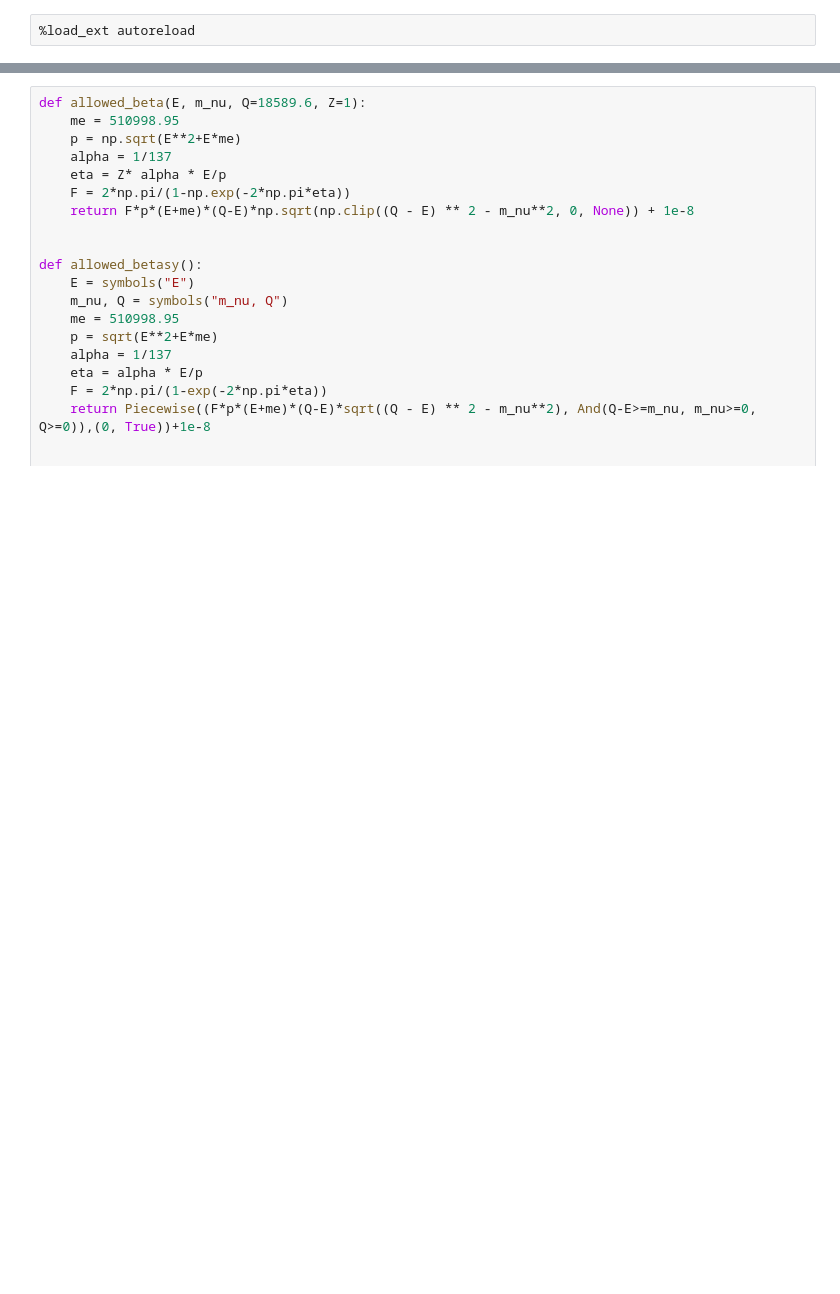
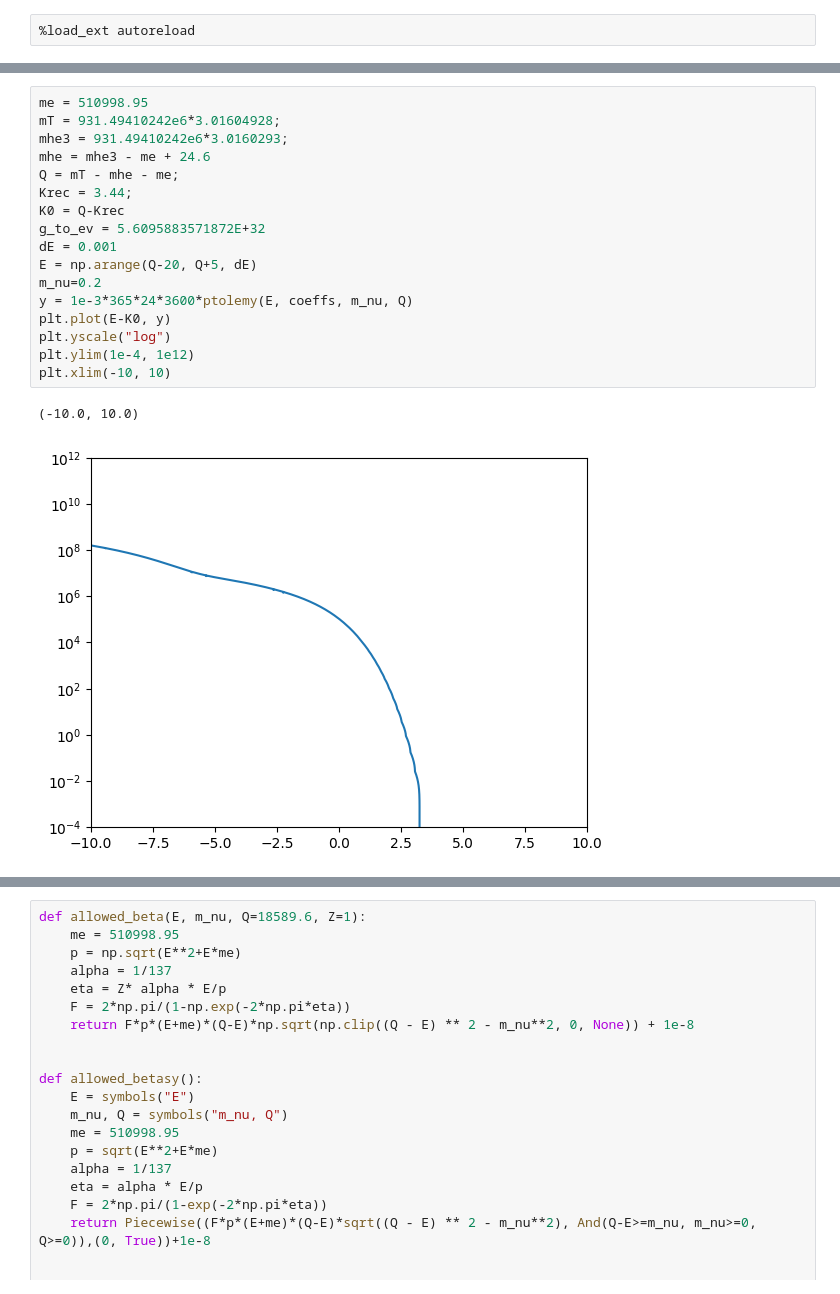
Before and after one commit to cryomib/baynes, a Jupyter notebook: examples/9_Re_endpoint.ipynb, the cells around one changed output, grey strips where cells are left out. Drawn from its saved outputs; the diff is of its cells as text; blank space fills up the shorter version.

Commit message:
normalization of ptolemy spectrum

```diff
--- a/examples/9_Re_endpoint.ipynb
+++ b/examples/9_Re_endpoint.ipynb
@@ -26,0 +45,20 @@ coeffs = np.loadtxt("parameters.dat")[:,1:]
+# %%
+me = 510998.95
+mT = 931.49410242e6*3.01604928;
+mhe3 = 931.49410242e6*3.0160293;
+mhe = mhe3 - me + 24.6
+Q = mT - mhe - me;
+Krec = 3.44;
+K0 = Q-Krec
+g_to_ev = 5.6095883571872E+32
+dE = 0.001
+E = np.arange(Q-20, Q+5, dE)
+m_nu=0.2
+y = 1e-3*365*24*3600*ptolemy(E, coeffs, m_nu, Q)
+plt.plot(E-K0, y)
+plt.yscale("log")
+plt.ylim(1e-4, 1e12)
+plt.xlim(-10, 10)
+# %% [output]
+(-10.0, 10.0)
+[figure, added]
```
Also changed, not shown: parts of 28 cells of this notebook, 1 other file.
